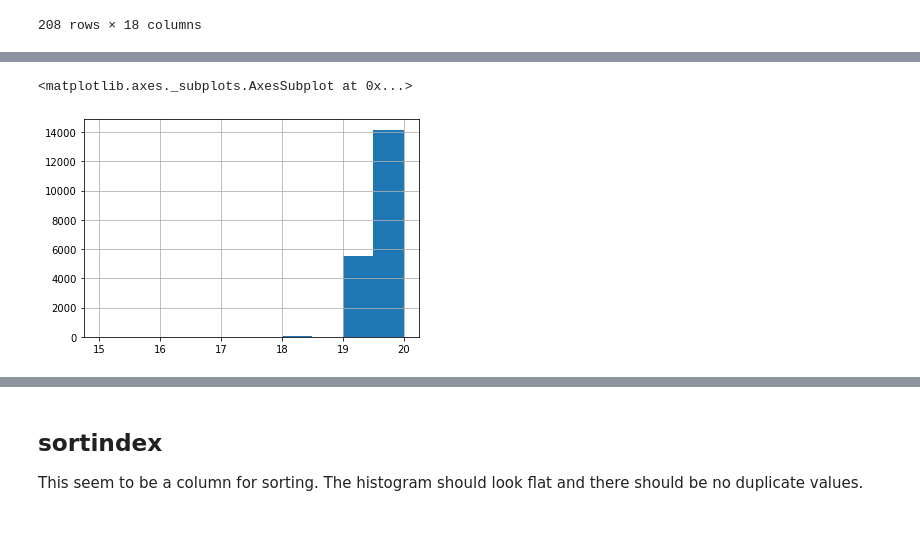
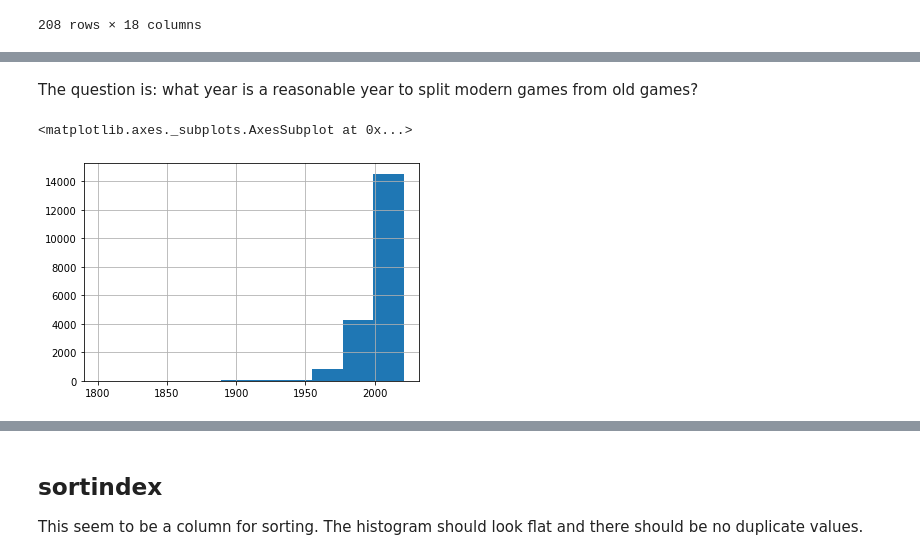
Before and after one commit to atiagosoares/board_games_analisys, a Jupyter notebook: eda.ipynb, the cells around one changed output, grey strips where cells are left out. Saved outputs shown, nothing was run; the diff lists cells and outputs as text; code cells hidden in the pictures; blank space fills up the shorter version.

```diff
--- a/eda.ipynb
+++ b/eda.ipynb
@@ -102,10 +105,3 @@ games_df.loc[games_df['yearpublished'] < 1000].sort_values(by= 'yearpublished')
 | 5987 | Go-Moku | 700 | 5988 | 2 | 2 | 5 | 5 | 8 | ... |
 | 1235 | Xiangqi | 762 | 1236 | 2 | 2 | 60 | 60 | 8 | ... |
 208 rows × 18 columns
-# %%
-# Lets evaluate by century
-games_df['century'] = np.floor(games_df['yearpublished']/100)
-
-# We are not going to be super strict with century nomenclature
-# For our dataset years 99 B.C to 99 A.D are going to be century zero. 1900 to 1999 are century 19
-# This is wrong according to strict historic nomenclature
@@ -117,5 +108,7 @@ games_df['century'].hist()
+# %% [markdown]
+The question is: what year is a reasonable year to split modern games from old games?
 # %%
-games_df.loc[games_df['century'] >= 15, 'century'].hist()
+games_df.loc[games_df['yearpublished'] > 1800, 'yearpublished'].hist()
 # %% [output]
 <matplotlib.axes._subplots.AxesSubplot at 0x...>
-[figure, old version]
+[figure, new version]
```
Also changed, not shown: parts of 59 cells of this notebook.
